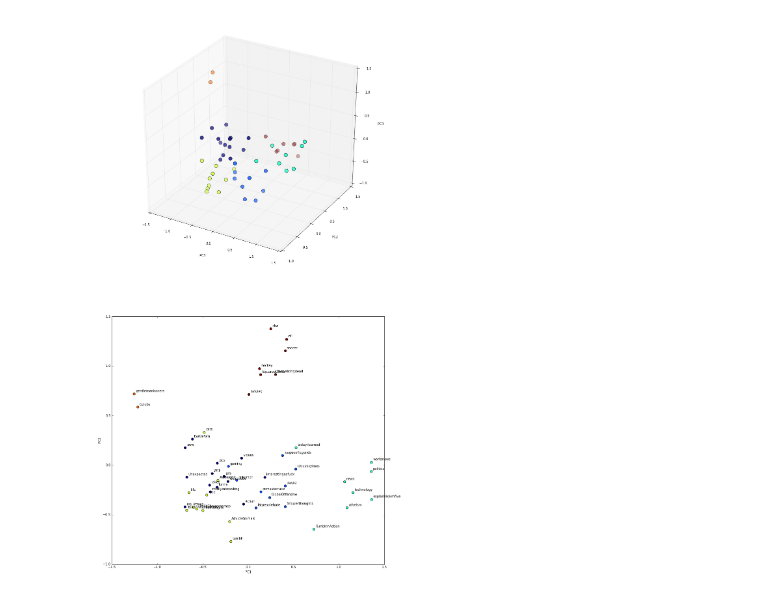
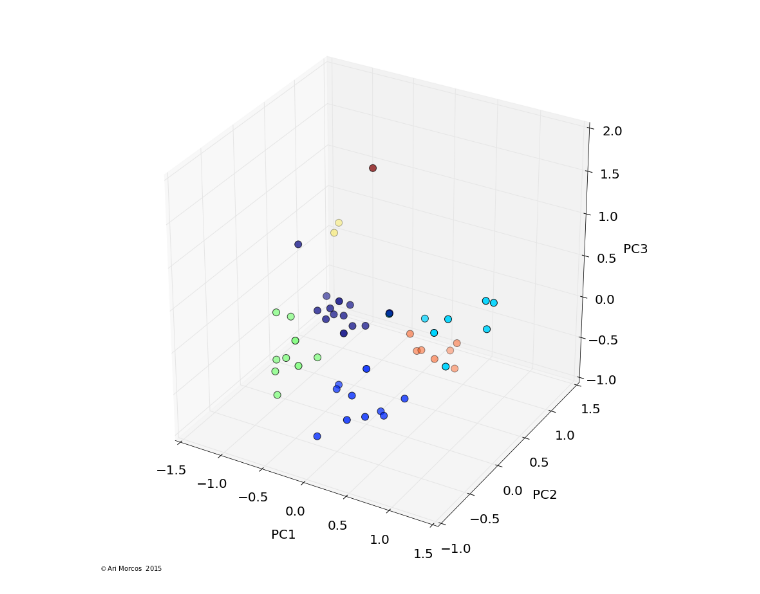
Before and after one commit to arimorcos/blog_analyses, a Jupyter notebook: Cluster comments.ipynb, the cells around one changed output. Drawn from its saved outputs; the diff is of its cells as text; code cells hidden in the pictures.

```diff
--- a/Cluster comments.ipynb
+++ b/Cluster comments.ipynb
@@ -17,13 +17,24 @@ import scipy
 from scipy import spatial
 from sklearn import cluster, decomposition
 %matplotlib inline
+# %%
+def addCopyright(ax, xOffset=0, yOffset=0):
+    year = datetime.date.today().year
+    if any([i == '_axis3don' for i in dir(ax)]):
+        ax.text(0 + xOffset, -.05 + yOffset, 0, r'$\copyright$ Ari Morcos  ' + str(year), transform=ax.transAxes)
+    else:
+        ax.text(0 + xOffset, -.05 + yOffset, r'$\copyright$ Ari Morcos  ' + str(year), transform=ax.transAxes)
 # %%
 """ Establish database connection """
 db = redditDB.RedditDB('March2-8_Top200')
 # %%
 """ Get comments from subreddits """
-subList = praw.Reddit(user_agent='pop').get_popular_subreddits(limit=200)
-subList = [sub.display_name for sub in subList]
+if not os.path.isfile('popSubs.npy'):
+    subList = praw.Reddit(user_agent='pop').get_popular_subreddits(limit=200)
+    subList = [sub.display_name for sub in subList]
+    np.save('popSubs.npy', subList)
+else:
+    subList = list(np.load('popSubs.npy'))
 comments = db.getSubredditCommentText(subList[0])
 # %%
 """ Strip formatting """
@@ -191,23 +186,14 @@ ax.scatter(reducedCounts[:,0], reducedCounts[:,1], reducedCounts[:,2])
 # %%
-""" cluster points """
-apObj = cluster.AffinityPropagation(damping=0.75)
-apObj.fit(reducedCounts)
-
 # plot 3d
 #%matplotlib qt
 %matplotlib inline
-fig = pp.figure(figsize=(15,30))
-ax = pp.subplot(2,1,1, projection='3d')
+fig = pp.figure(figsize=(15,15))
+ax = pp.subplot(projection='3d')
 ax.scatter(reducedCounts[:,0], reducedCounts[:,1], reducedCounts[:,2], s=120, c=apObj.labels_)
 ax.set_xlabel('PC1'); ax.set_ylabel('PC2'); ax.set_zlabel('PC3')
-
-#plot 2d
-ax2 = pp.subplot(2,1,2)
-ax2.scatter(reducedCounts[:,0], reducedCounts[:,1], s=50, c=apObj.labels_)
-ax2.set_xlabel('PC1'); ax2.set_ylabel('PC2')
-
-# label points
-for point in range(len(usedSubs)):
-    ax2.text(reducedCounts[point,0]+0.02, reducedCounts[point,1]+0.02, usedSubs[point])
+for item in ([ax.title, ax.xaxis.label, ax.yaxis.label, ax.zaxis.label] +
+                 ax.get_xticklabels() + ax.get_yticklabels() + ax.get_zticklabels()):
+        item.set_fontsize(20)
+addCopyright(ax)
 # %% [output]
-[figure, old version]
+[figure, new version]
```
Also changed, not shown: parts of 16 cells of this notebook, 2 other files.
